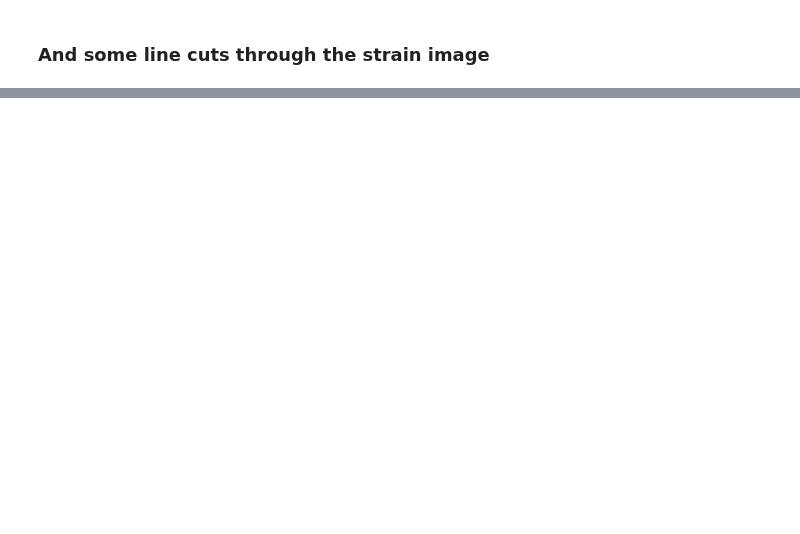
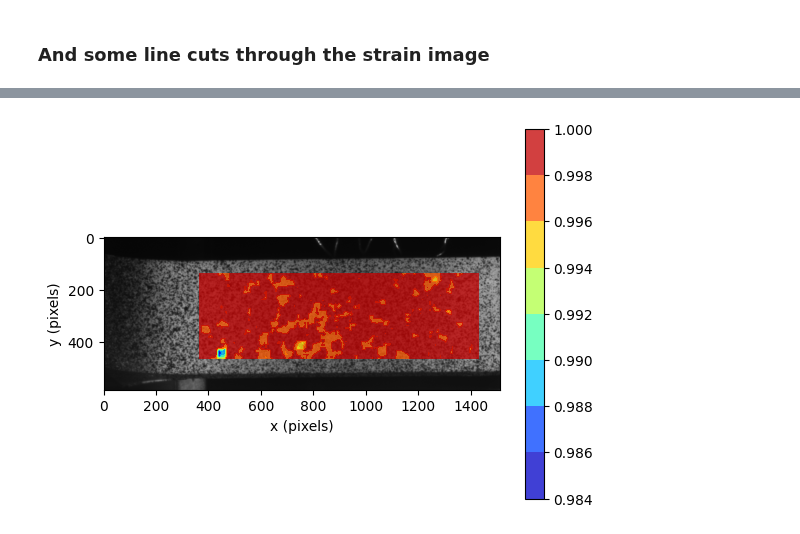
Before and after one commit to gventer/SUN-DIC, a Jupyter notebook: test_sundic.ipynb, the cells around one changed output, grey strips where cells are left out. Saved outputs shown, nothing was run; the diff lists cells and outputs as text; code cells hidden in the pictures; blank space fills up the shorter version.

Commit message:
Added post-processing to access ZNCC and ZNSSD data and added the fast IC-LM algorithm functionality to the GUI

```diff
--- a/test_sundic.ipynb
+++ b/test_sundic.ipynb
@@ -396,0 +476,24 @@ sdpp.plotStrainCutLine('results.sdic', -1, strainComp=sdpp.StrainComp.X_STRAIN,
+# %%
+# ------------------------------------------------------------------
+# Parameters:
+# -----------
+# - resultsFile : the binary results file name to read
+# - imgPair     : the zero based image pair ID to process
+# - alpha       : the transparency of the contour plot
+#                 (default is 0.75)
+# - plotImage   : whether to plot the underlying image
+#                 (default is True)
+# - showPlot    : whether to show the plot here
+#                 (default is True)
+# - fileName    : the file name to save the plot to if required
+#                 (default is '')
+# - maxValue    : the maximum value to plot
+#                 (default is None)
+# - minValue    : the minimum value to plot
+#                 (default is None)
+# ------------------------------------------------------------------
+sdpp.plotZNCCContour('results.sdic',0,
+                     alpha=0.75, plotImage=True,
+                     showPlot=True, fileName='')
+# %% [output]
+[figure, added]
```
Also changed, not shown: parts of 12 cells of this notebook, 3 other files.
